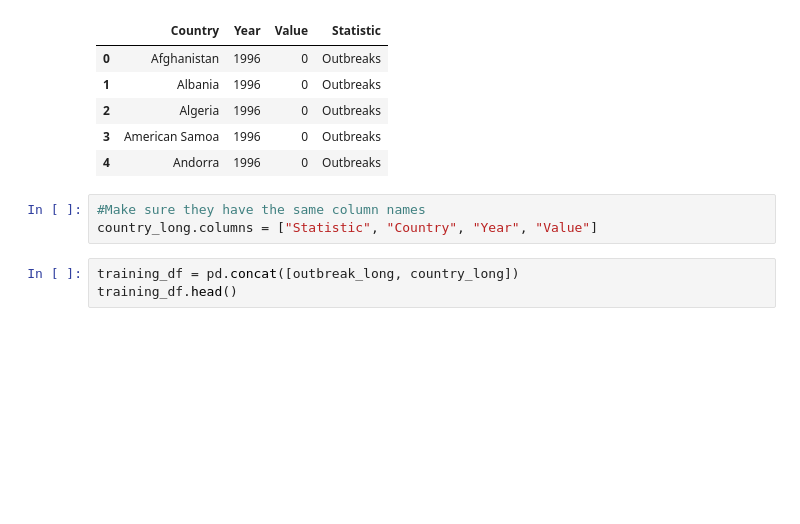
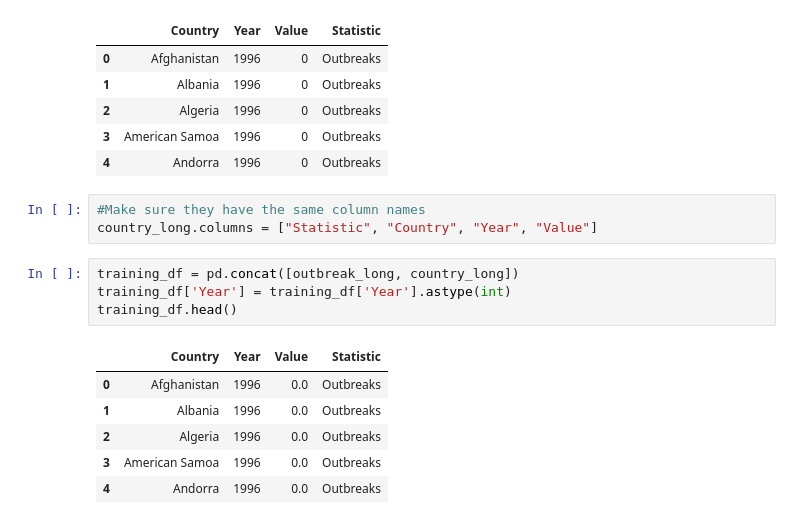
Before and after one commit to alevine5/MADS-Capstone, a Jupyter notebook: MLpipeline.ipynb, the cells around one changed output. Saved outputs shown, nothing was run; the diff lists cells and outputs as text; blank space fills up the shorter version.

```diff
--- a/MLpipeline.ipynb
+++ b/MLpipeline.ipynb
@@ -273,4 +303,12 @@ outbreak_long.head()
 country_long.columns = ["Statistic", "Country", "Year", "Value"]
 # %%
 training_df = pd.concat([outbreak_long, country_long])
+training_df['Year'] = training_df['Year'].astype(int)
 training_df.head()
+# %% [output]
+|  | Country | Year | Value | Statistic |
+| 0 | Afghanistan | 1996 | 0.0 | Outbreaks |
+| 1 | Albania | 1996 | 0.0 | Outbreaks |
+| 2 | Algeria | 1996 | 0.0 | Outbreaks |
+| 3 | American Samoa | 1996 | 0.0 | Outbreaks |
+| 4 | Andorra | 1996 | 0.0 | Outbreaks |
```
Also changed, not shown: parts of 34 cells of this notebook.
